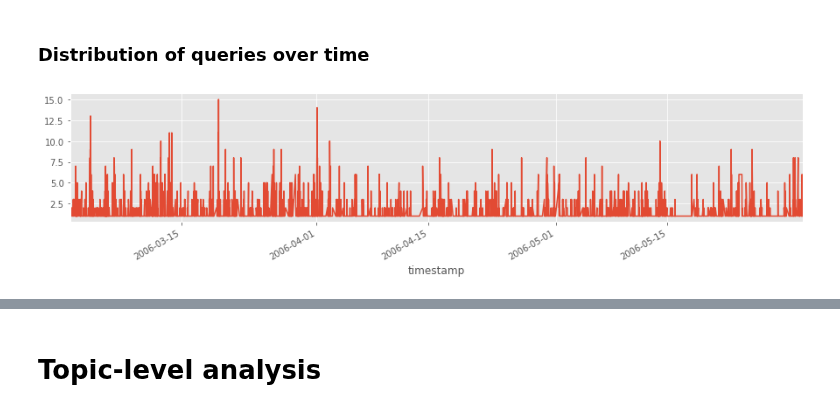
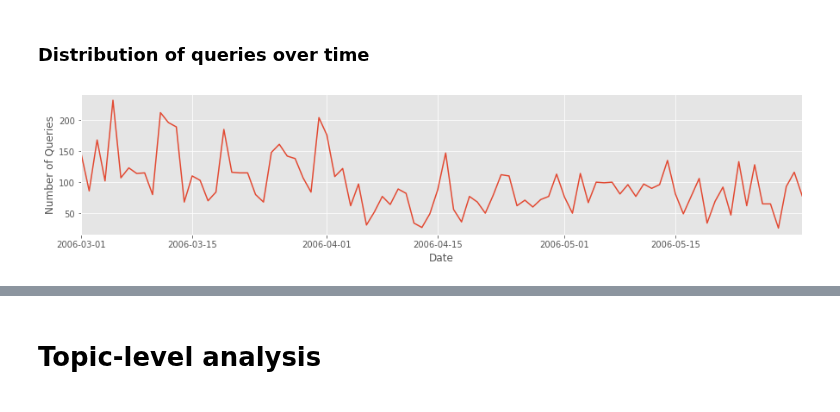
Before and after one commit to feup-infolab/army-ant, a Jupyter notebook: notebooks/query_log_analysis/query_log_analysis.ipynb, the cells around one changed output, grey strips where cells are left out. Saved outputs shown, nothing was run; the diff lists cells and outputs as text; code cells hidden in the pictures.

```diff
--- a/notebooks/query_log_analysis/query_log_analysis.ipynb
+++ b/notebooks/query_log_analysis/query_log_analysis.ipynb
@@ -150,13 +151,17 @@ plt.show()
 # %% [markdown]
 ### Distribution of queries over time
-# %%
-qlog \
-    .groupby(["timestamp"]) \
-    .size() \
-    .plot()
-plt.show()
-# %% [output]
-[figure, removed]
+# %%
+qlog["date"] = qlog["timestamp"].map(lambda t: t.date())
+
+qlog \
+    .groupby(["date"]) \
+    .size() \
+    .plot()
+plt.xlabel("Date")
+plt.ylabel("Number of Queries")
+plt.show()
+# %% [output]
+[figure, added]
 # %%
 qlog["timestamp"].map(lambda t: t.hour) \
     .plot(kind="hist", bins=23, rwidth=.95)
```
Also changed, not shown: parts of 11 cells of this notebook, 1 other file.
